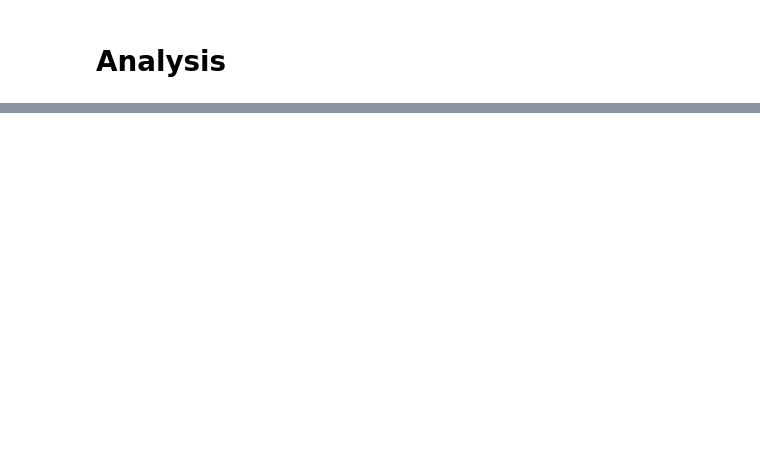
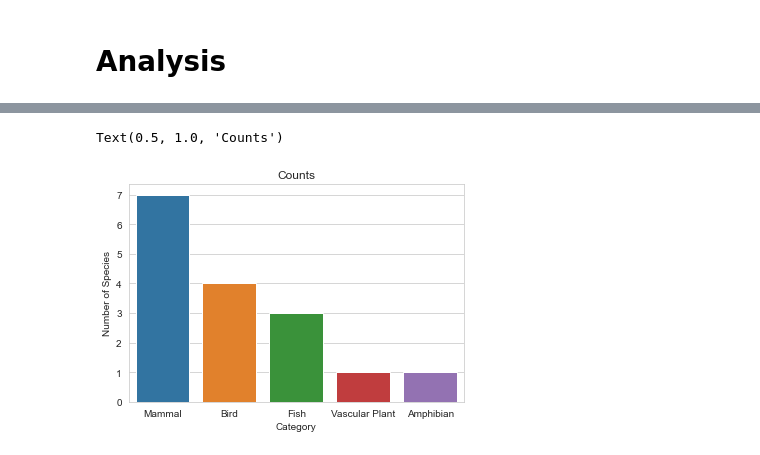
Before and after one commit to Penzragon/biodiversity, a Jupyter notebook: biodiversity.ipynb, the cells around one changed output, grey strips where cells are left out. Saved outputs shown, nothing was run; the diff lists cells and outputs as text; code cells hidden in the pictures; blank space fills up the shorter version.

```diff
--- a/biodiversity.ipynb
+++ b/biodiversity.ipynb
@@ -81,0 +120,3 @@ What is the distribution of conservation_status for animals?
+# %%
+endangered = species[species.conservation_status == 'Endangered']
+endangered.head()
@@ -81,0 +130,8 @@ What is the distribution of conservation_status for animals?
+# %%
+ax = sns.countplot(data=endangered, x='category')
+ax.set_xlabel('Category')
+ax.set_ylabel('Number of Species')
+ax.set_title('Counts')
+# %% [output]
+Text(0.5, 1.0, 'Counts')
+[figure, added]
```
Also changed, not shown: parts of 20 cells of this notebook.
